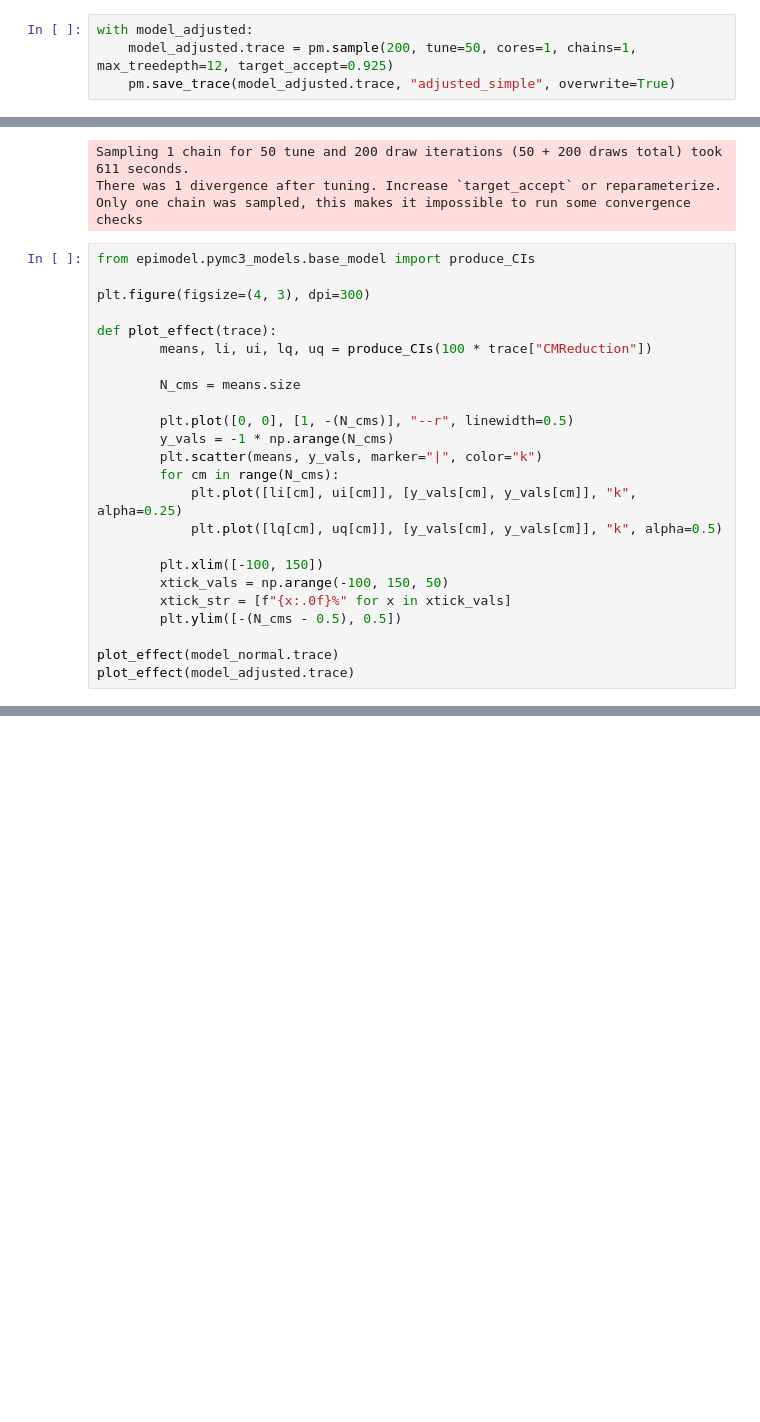
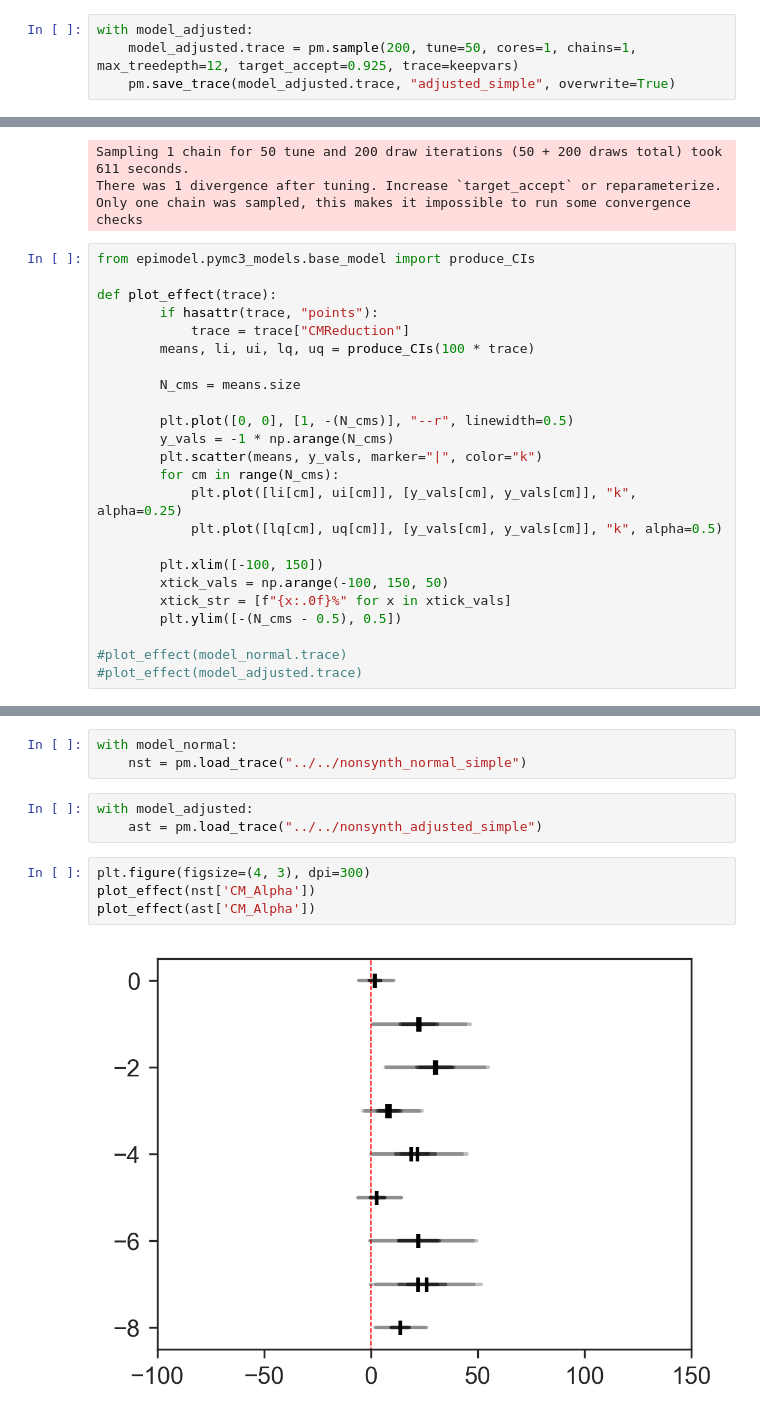
Before and after one commit to jsalvatier/epimodel, a Jupyter notebook: notebooks/science-revisions/test-rate-validation-simple.ipynb, the cells around one changed output, grey strips where cells are left out. Saved outputs shown, nothing was run; the diff lists cells and outputs as text; blank space fills up the shorter version.

```diff
--- a/notebooks/science-revisions/test-rate-validation-simple.ipynb
+++ b/notebooks/science-revisions/test-rate-validation-simple.ipynb
@@ -115,7 +134,7 @@ with DefaultModel(synth_data_adjusted) as model_adjusted:
     model_adjusted.build_model(**ep.get_model_build_dict())
 # %%
 with model_adjusted:
-    model_adjusted.trace = pm.sample(200, tune=50, cores=1, chains=1, max_treedepth=12, target_accept=0.925)
+    model_adjusted.trace = pm.sample(200, tune=50, cores=1, chains=1, max_treedepth=12, target_accept=0.925, trace=keepvars)
     pm.save_trace(model_adjusted.trace, "adjusted_simple", overwrite=True)
 # %% [output]
 Only 200 samples in chain.
@@ -130,10 +149,10 @@ Only one chain was sampled, this makes it impossible to run some convergence che
 # %%
 from epimodel.pymc3_models.base_model import produce_CIs
 
-plt.figure(figsize=(4, 3), dpi=300)
-
 def plot_effect(trace):
-        means, li, ui, lq, uq = produce_CIs(100 * trace["CMReduction"])
+        if hasattr(trace, "points"):
+            trace = trace["CMReduction"]
+        means, li, ui, lq, uq = produce_CIs(100 * trace)
 
         N_cms = means.size
 
@@ -149,5 +168,5 @@ def plot_effect(trace):
         xtick_str = [f"{x:.0f}%" for x in xtick_vals]
         plt.ylim([-(N_cms - 0.5), 0.5])
 
-plot_effect(model_normal.trace)
-plot_effect(model_adjusted.trace)
+#plot_effect(model_normal.trace)
+#plot_effect(model_adjusted.trace)
@@ -155,0 +173,12 @@ plot_effect(model_adjusted.trace)
+# %%
+with model_normal:
+    nst = pm.load_trace("../../nonsynth_normal_simple")
+# %%
+with model_adjusted:
+    ast = pm.load_trace("../../nonsynth_adjusted_simple")
+# %%
+plt.figure(figsize=(4, 3), dpi=300)
+plot_effect(nst['CM_Alpha'])
+plot_effect(ast['CM_Alpha'])
+# %% [output]
+[figure, added]
```
Also changed, not shown: parts of 6 cells of this notebook, 1 other file.
